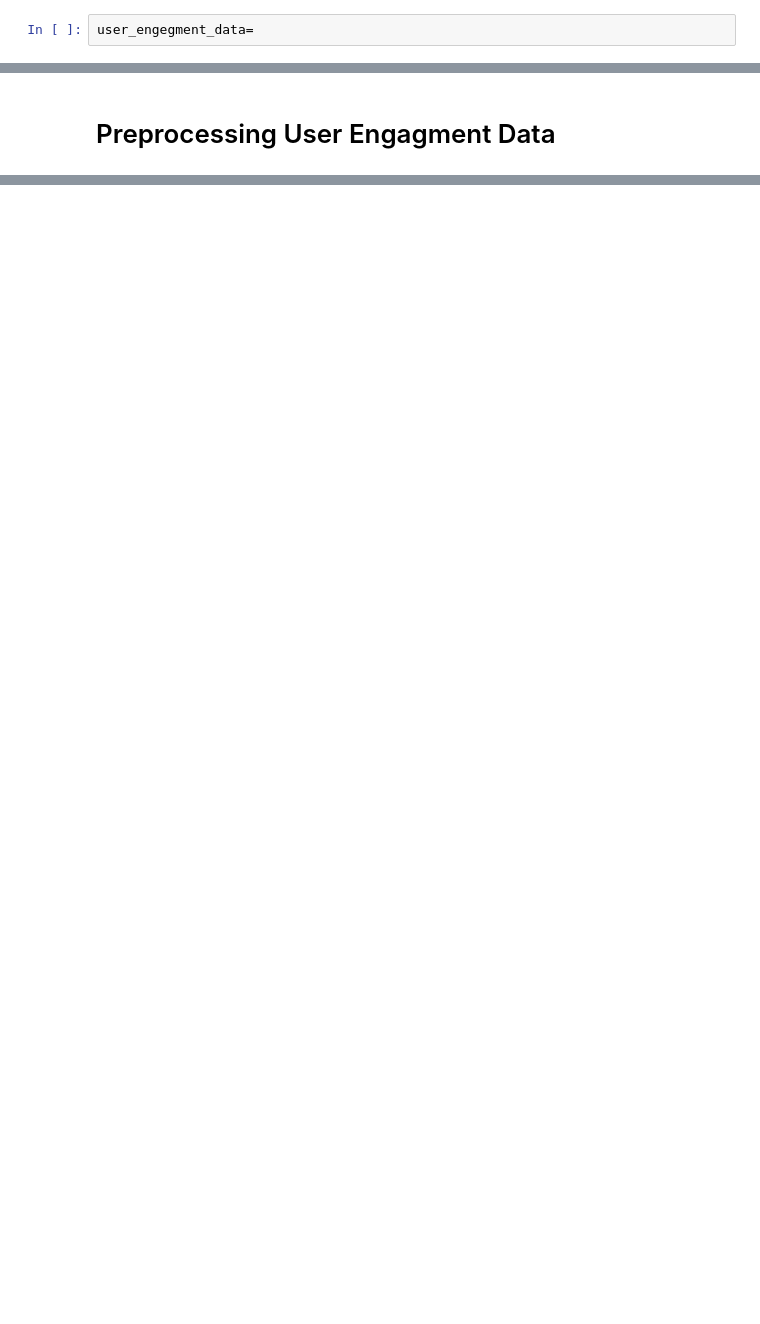
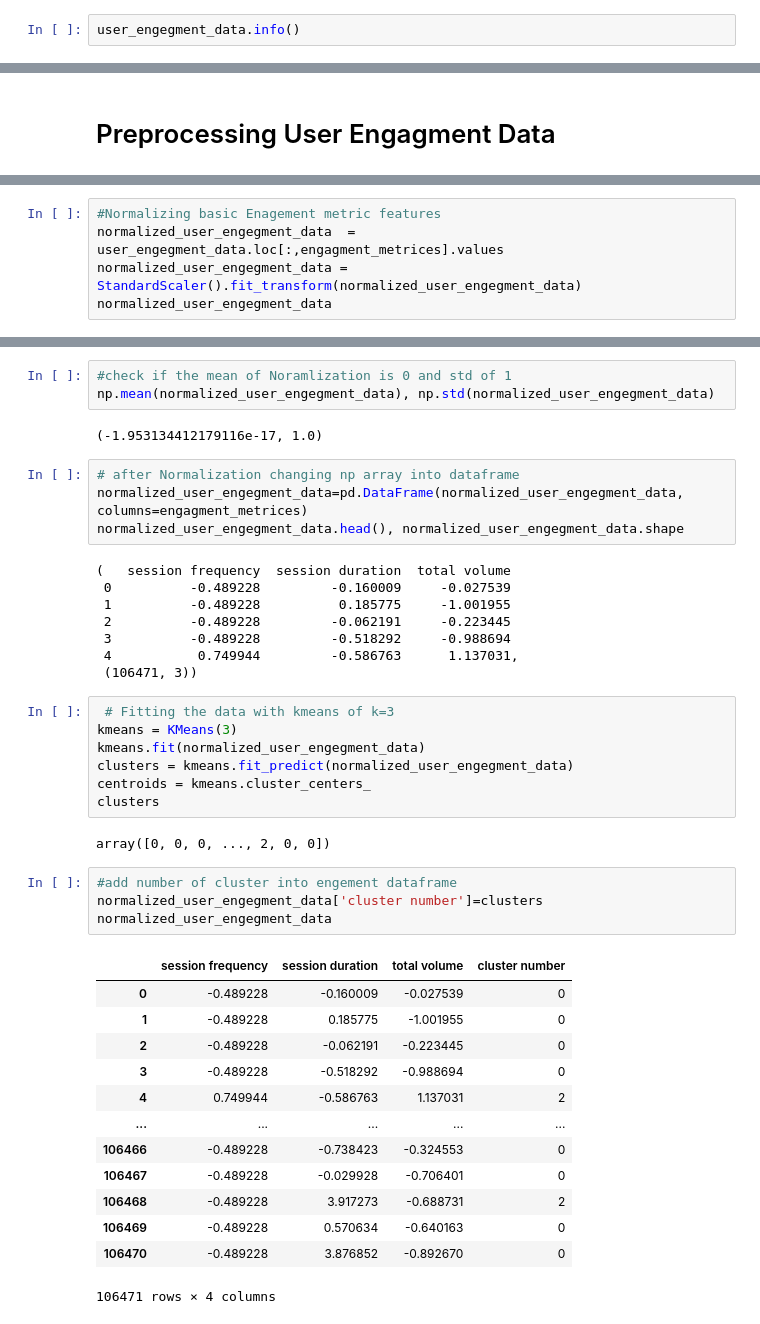
Before and after one commit to dawitasmeroatinafu/DA, a Jupyter notebook: notebooks/User_Engagement_analysis.ipynb, the cells around one changed output, grey strips where cells are left out. Drawn from its saved outputs; the diff is of its cells as text; blank space fills up the shorter version.

Commit message:
user enagement analysis

```diff
--- a/notebooks/User_Engagement_analysis.ipynb
+++ b/notebooks/User_Engagement_analysis.ipynb
@@ -75,2 +85,2 @@ Top 10 customers based on Num_of_xDR_sessions
 # %%
-user_engegment_data=
+user_engegment_data.info()
@@ -86,0 +100,5 @@ user_engegment_data=
+# %%
+#Normalizing basic Enagement metric features
+normalized_user_engegment_data  = user_engegment_data.loc[:,engagment_metrices].values
+normalized_user_engegment_data = StandardScaler().fit_transform(normalized_user_engegment_data)
+normalized_user_engegment_data
@@ -86,0 +113,44 @@ user_engegment_data=
+# %%
+#check if the mean of Noramlization is 0 and std of 1
+np.mean(normalized_user_engegment_data), np.std(normalized_user_engegment_data)
+# %% [output]
+(-1.953134412179116e-17, 1.0)
+# %%
+# after Normalization changing np array into dataframe
+normalized_user_engegment_data=pd.DataFrame(normalized_user_engegment_data, columns=engagment_metrices)
+normalized_user_engegment_data.head(), normalized_user_engegment_data.shape
+# %% [output]
+(   session frequency  session duration  total volume
+ 0          -0.489228         -0.160009     -0.027539
+ 1          -0.489228          0.185775     -1.001955
+ 2          -0.489228         -0.062191     -0.223445
+ 3          -0.489228         -0.518292     -0.988694
+ 4           0.749944         -0.586763      1.137031,
+ (106471, 3))
+# %%
+ # Fitting the data with kmeans of k=3
+kmeans = KMeans(3)
+kmeans.fit(normalized_user_engegment_data)
+clusters = kmeans.fit_predict(normalized_user_engegment_data)
+centroids = kmeans.cluster_centers_
+clusters
+# %% [output]
+array([0, 0, 0, ..., 2, 0, 0])
+# %%
+#add number of cluster into engement dataframe
+normalized_user_engegment_data['cluster number']=clusters
+normalized_user_engegment_data
+# %% [output]
+|  | session frequency | session duration | total volume | cluster number |
+| 0 | -0.489228 | -0.160009 | -0.027539 | 0 |
+| 1 | -0.489228 | 0.185775 | -1.001955 | 0 |
+| 2 | -0.489228 | -0.062191 | -0.223445 | 0 |
+| 3 | -0.489228 | -0.518292 | -0.988694 | 0 |
+| 4 | 0.749944 | -0.586763 | 1.137031 | 2 |
+| ... | ... | ... | ... | ... |
+| 106466 | -0.489228 | -0.738423 | -0.324553 | 0 |
+| 106467 | -0.489228 | -0.029928 | -0.706401 | 0 |
+| 106468 | -0.489228 | 3.917273 | -0.688731 | 2 |
+| 106469 | -0.489228 | 0.570634 | -0.640163 | 0 |
+| 106470 | -0.489228 | 3.876852 | -0.892670 | 0 |
+106471 rows × 4 columns
```
Also changed, not shown: parts of 15 cells of this notebook.
